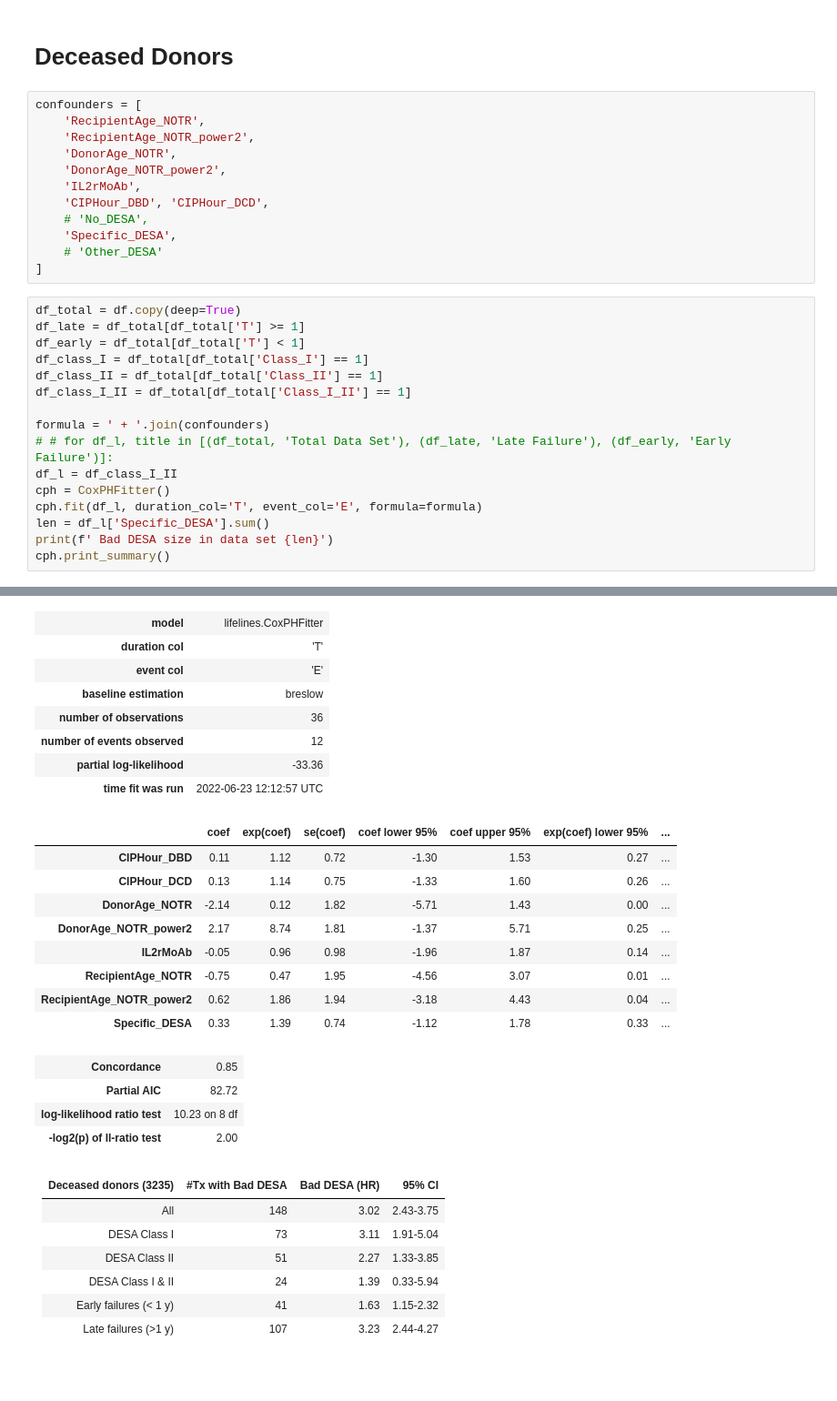
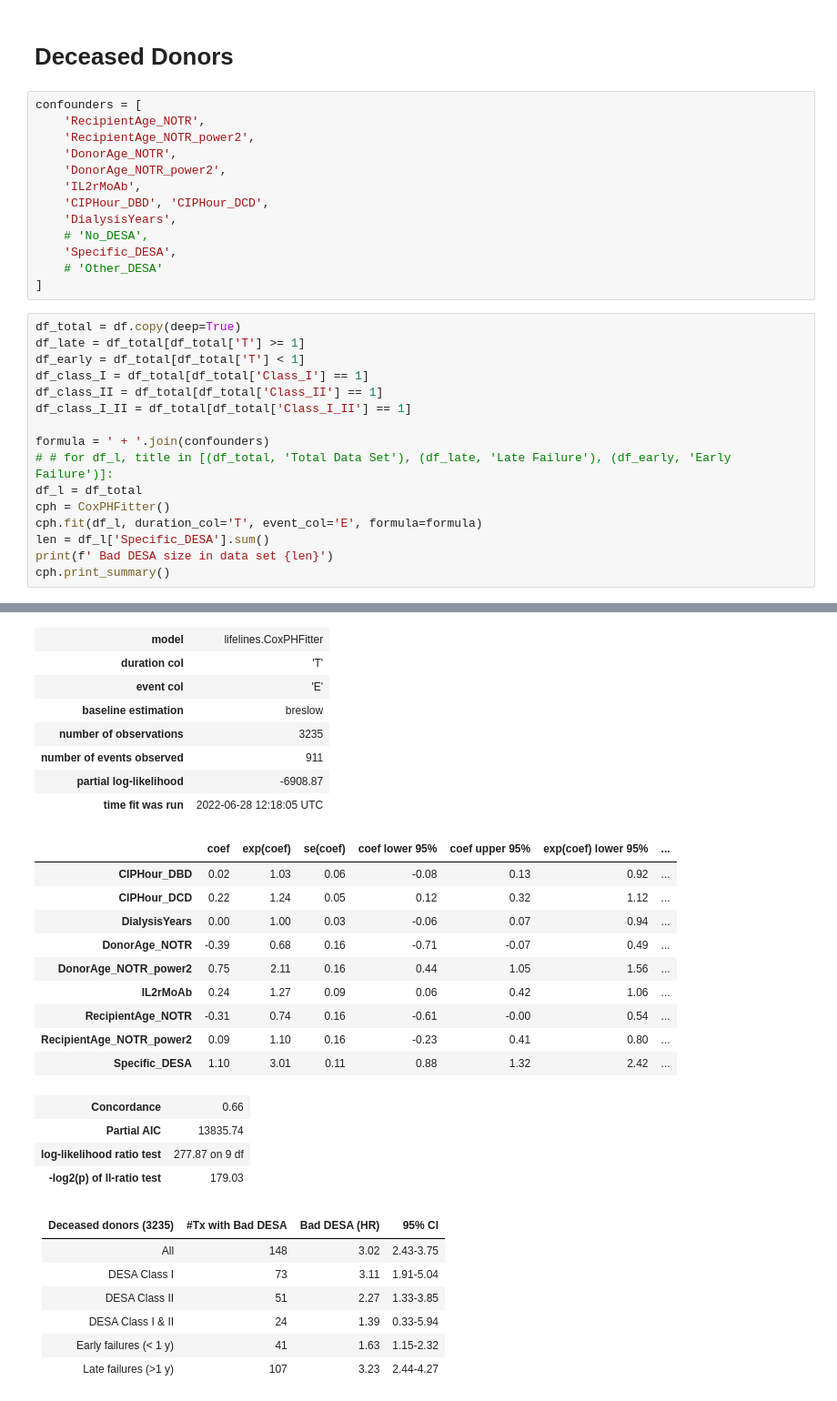
Before and after one commit to umcu-stride/desa_paper, a Jupyter notebook: Notebooks/CoxProportionalHazard/desa_relevant_cph.ipynb, the cells around one changed output, grey strips where cells are left out. Shown at 91% size. Saved outputs shown, nothing was run; the diff lists cells and outputs as text; blank space fills up the shorter version.

Commit message:
further update on the tables

```diff
--- a/Notebooks/CoxProportionalHazard/desa_relevant_cph.ipynb
+++ b/Notebooks/CoxProportionalHazard/desa_relevant_cph.ipynb
@@ -73,6 +76,7 @@ confounders = [
     'DonorAge_NOTR_power2',
     'IL2rMoAb',
     'CIPHour_DBD', 'CIPHour_DCD',
+    'DialysisYears',
     # 'No_DESA',
     'Specific_DESA',
     # 'Other_DESA'
@@ -87,7 +91,7 @@ df_class_I_II = df_total[df_total['Class_I_II'] == 1]
 
 formula = ' + '.join(confounders)
 # # for df_l, title in [(df_total, 'Total Data Set'), (df_late, 'Late Failure'), (df_early, 'Early Failure')]:
-df_l = df_class_I_II
+df_l = df_total
 cph = CoxPHFitter()
 cph.fit(df_l, duration_col='T', event_col='E', formula=formula)
 len = df_l['Specific_DESA'].sum()
@@ -98,24 +102,25 @@ cph.print_summary()
 | model | lifelines.CoxPHFitter |
 | duration col | 'T' |
 | event col | 'E' |
 | baseline estimation | breslow |
-| number of observations | 36 |
-| number of events observed | 12 |
-| partial log-likelihood | -33.36 |
-| time fit was run | 2022-06-23 12:12:57 UTC |
+| number of observations | 3235 |
+| number of events observed | 911 |
+| partial log-likelihood | -6908.87 |
+| time fit was run | 2022-06-28 12:18:05 UTC |
 |  | coef | exp(coef) | se(coef) | coef lower 95% | coef upper 95% | exp(coef) lower 95% | ... |
-| CIPHour_DBD | 0.11 | 1.12 | 0.72 | -1.30 | 1.53 | 0.27 | ... |
-| CIPHour_DCD | 0.13 | 1.14 | 0.75 | -1.33 | 1.60 | 0.26 | ... |
-| DonorAge_NOTR | -2.14 | 0.12 | 1.82 | -5.71 | 1.43 | 0.00 | ... |
-| DonorAge_NOTR_power2 | 2.17 | 8.74 | 1.81 | -1.37 | 5.71 | 0.25 | ... |
-| IL2rMoAb | -0.05 | 0.96 | 0.98 | -1.96 | 1.87 | 0.14 | ... |
-| RecipientAge_NOTR | -0.75 | 0.47 | 1.95 | -4.56 | 3.07 | 0.01 | ... |
-| RecipientAge_NOTR_power2 | 0.62 | 1.86 | 1.94 | -3.18 | 4.43 | 0.04 | ... |
-| Specific_DESA | 0.33 | 1.39 | 0.74 | -1.12 | 1.78 | 0.33 | ... |
+| CIPHour_DBD | 0.02 | 1.03 | 0.06 | -0.08 | 0.13 | 0.92 | ... |
+| CIPHour_DCD | 0.22 | 1.24 | 0.05 | 0.12 | 0.32 | 1.12 | ... |
+| DialysisYears | 0.00 | 1.00 | 0.03 | -0.06 | 0.07 | 0.94 | ... |
+| DonorAge_NOTR | -0.39 | 0.68 | 0.16 | -0.71 | -0.07 | 0.49 | ... |
+| DonorAge_NOTR_power2 | 0.75 | 2.11 | 0.16 | 0.44 | 1.05 | 1.56 | ... |
+| IL2rMoAb | 0.24 | 1.27 | 0.09 | 0.06 | 0.42 | 1.06 | ... |
+| RecipientAge_NOTR | -0.31 | 0.74 | 0.16 | -0.61 | -0.00 | 0.54 | ... |
+| RecipientAge_NOTR_power2 | 0.09 | 1.10 | 0.16 | -0.23 | 0.41 | 0.80 | ... |
+| Specific_DESA | 1.10 | 3.01 | 0.11 | 0.88 | 1.32 | 2.42 | ... |
-| Concordance | 0.85 |
-| Partial AIC | 82.72 |
-| log-likelihood ratio test | 10.23 on 8 df |
-| -log2(p) of ll-ratio test | 2.00 |
+| Concordance | 0.66 |
+| Partial AIC | 13835.74 |
+| log-likelihood ratio test | 277.87 on 9 df |
+| -log2(p) of ll-ratio test | 179.03 |
 # %% [markdown]
 |Deceased donors (3235)| #Tx with Bad DESA | Bad DESA (HR) | 95% CI|
 | ------------- | --------------| -----------|-----------|
```
Also changed, not shown: parts of 14 cells of this notebook, 2 other files.
